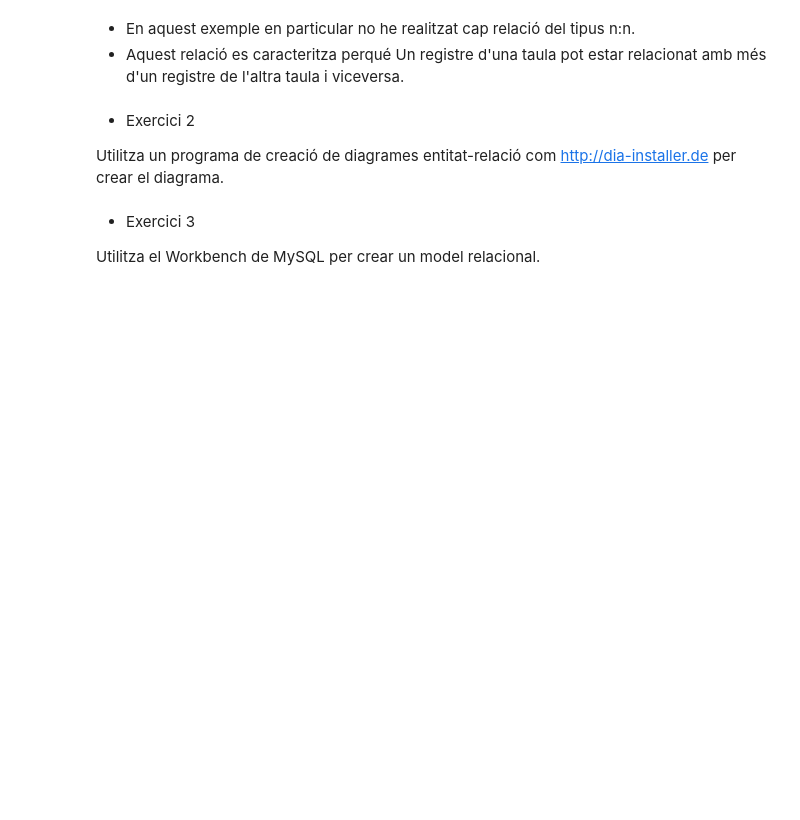
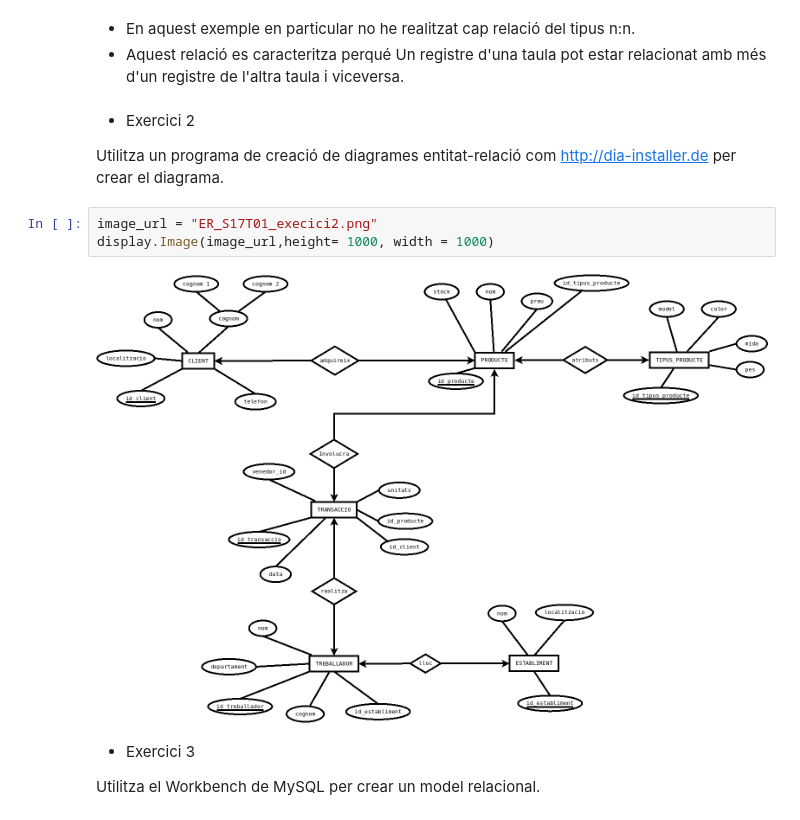
Before and after one commit to ManelForcales/Base-de-dades, a Jupyter notebook: S17T01 Bases de Dades Relacionals.ipynb, the cells around one changed output. Cells and saved outputs as stored; diff of their text form; blank space fills up the shorter version.

```diff
--- a/S17T01 Bases de Dades Relacionals.ipynb
+++ b/S17T01 Bases de Dades Relacionals.ipynb
@@ -54,6 +55,11 @@ Defineix les propietats de les relacions (1:1, 1:n, n:n)
 - Exercici 2
 
 Utilitza un programa de creació de diagrames entitat-relació com http://dia-installer.de per crear el diagrama.
+# %%
+image_url = "ER_S17T01_execici2.png"
+display.Image(image_url,height= 1000, width = 1000)
+# %% [output]
+[figure, added]
 # %% [markdown]
 - Exercici 3
 
```
Also changed, not shown: parts of 3 cells of this notebook, 1 other file.
